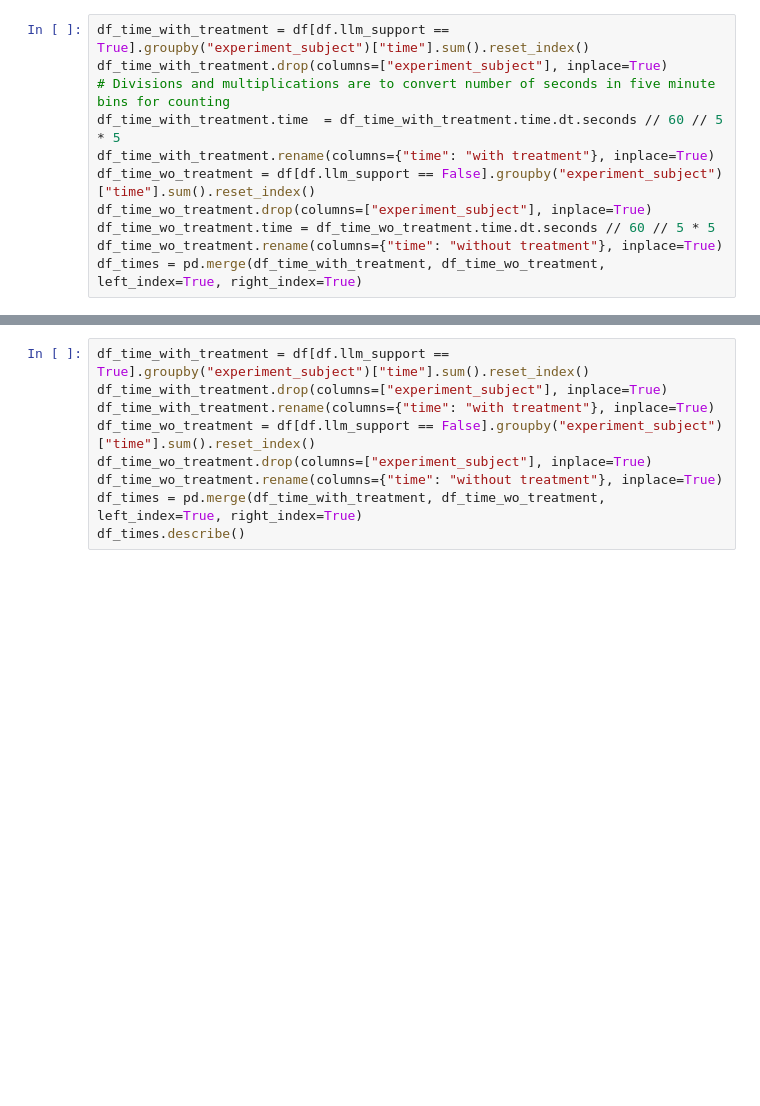
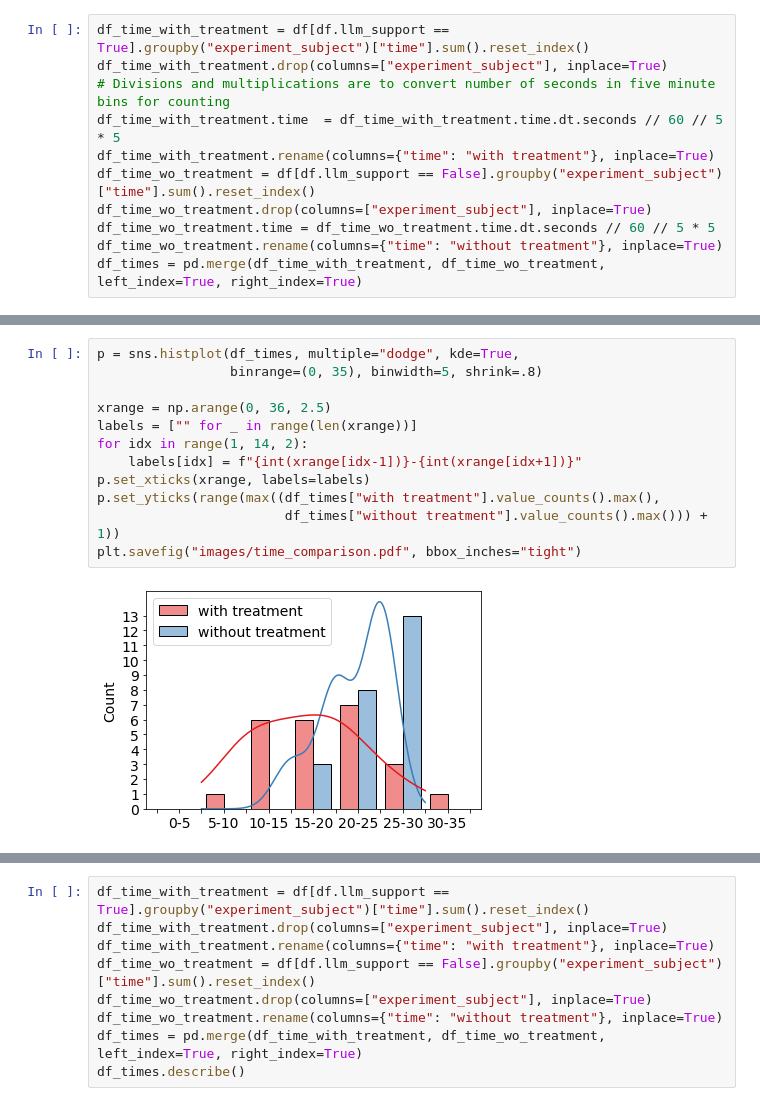
Before and after one commit to HelgeCPH/local_llm_experiment_setup, a Jupyter notebook: Analysis.ipynb, the cells around one changed output, grey strips where cells are left out. Saved outputs shown, nothing was run; the diff lists cells and outputs as text; blank space fills up the shorter version.

```diff
--- a/Analysis.ipynb
+++ b/Analysis.ipynb
@@ -195,0 +216,14 @@ plt.savefig("images/time_comparison.pdf", bbox_inches="tight")
+# %%
+p = sns.histplot(df_times, multiple="dodge", kde=True,
+                 binrange=(0, 35), binwidth=5, shrink=.8)
+
+xrange = np.arange(0, 36, 2.5)
+labels = ["" for _ in range(len(xrange))]
+for idx in range(1, 14, 2):
+    labels[idx] = f"{int(xrange[idx-1])}-{int(xrange[idx+1])}"
+p.set_xticks(xrange, labels=labels)
+p.set_yticks(range(max((df_times["with treatment"].value_counts().max(),
+                        df_times["without treatment"].value_counts().max())) + 1))
+plt.savefig("images/time_comparison.pdf", bbox_inches="tight")
+# %% [output]
+[figure, added]
```
Also changed, not shown: parts of 40 cells of this notebook.
